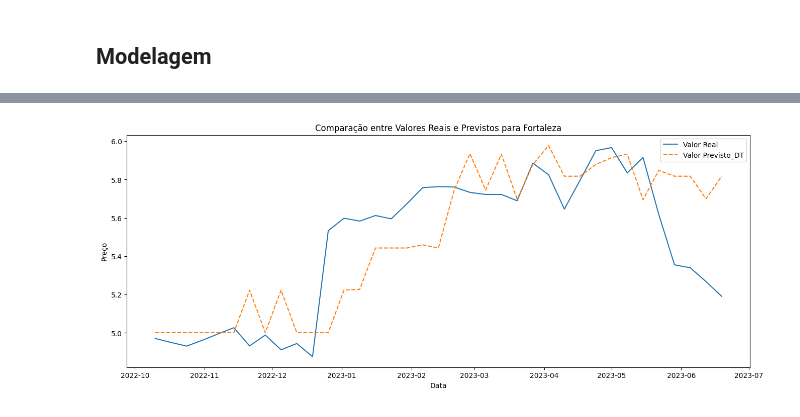
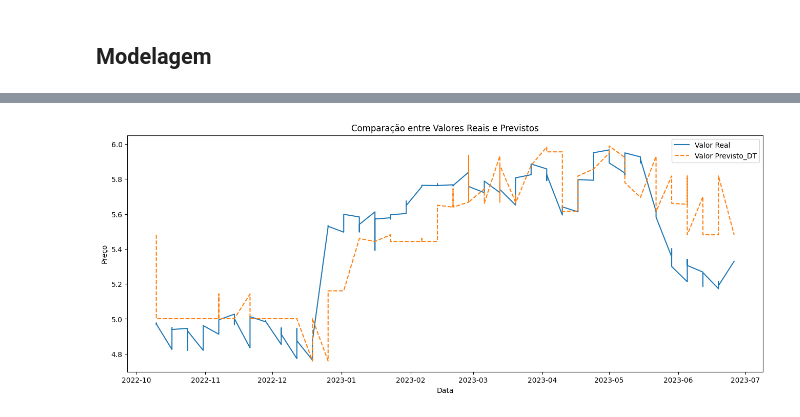
Before and after one commit to KaioBrasildS/Precos-de-Combustiveis-ANP, a Jupyter notebook: notebook_semanal.ipynb, the cells around one changed output, grey strips where cells are left out. Saved outputs shown, nothing was run; the diff lists cells and outputs as text; code cells hidden in the pictures.

```diff
--- a/notebook_semanal.ipynb
+++ b/notebook_semanal.ipynb
@@ -498,0 +696,25 @@ plt.show()
+# %%
+from sklearn.linear_model import LinearRegression
+
+# Inicializando o modelo
+model = LinearRegression()
+
+# Treinando o modelo
+model.fit(X_train_transformed_df, y_train)
+
+# Fazendo previsões
+predicao = model.predict(X_val_transformed_df)
+
+# Convertendo as previsões de volta ao espaço original
+
+
+# Calculando a diferença entre os valores reais e previstos
+mse = mean_squared_error(y_val_series, predicao)
+
+
+# Se você precisar imprimir ou fazer algo com a diferença
+print(f"MSE (Mean Squared Error): {mse}")
+
+
+df_comparacao[ 'Valor Previsto_LR'] = predicao
+df_comparacao['resid_LR'] = df_comparacao['Valor Real'].subtract(df_comparacao['Valor Previsto_LR'])
@@ -499,20 +740,12 @@ plt.show()
 # %%
-import matplotlib.pyplot as plt
-
-# Filtrar o DataFrame para incluir apenas os dados de Fortaleza
-df_fortaleza = df_comparacao[df_comparacao['Municipio'] == 'FORTALEZA']
-
-# Criar o gráfico
+# Plotando os resultados
 plt.figure(figsize=(16, 6))
-plt.plot(df_fortaleza['Valor Real'], label='Valor Real')
-plt.plot(df_fortaleza['Valor Previsto_DT'], label='Valor Previsto_DT', linestyle='--')
-plt.title('Comparação entre Valores Reais e Previstos para Fortaleza')
+plt.plot(df_comparacao['Valor Real'], label='Valor Real')
+plt.plot(df_comparacao['Valor Previsto_DT'], label='Valor Previsto_DT', linestyle='--')
+plt.title('Comparação entre Valores Reais e Previstos')
 plt.xlabel('Data')
 plt.ylabel('Preço')
 plt.legend()
 plt.show()
-
-# Tentar trabalhar com valor medio de preço para postos ou para municipios
-# Tentar pegar media das semanas
 # %% [output]
-[figure, old version]
+[figure, new version]
```
Also changed, not shown: parts of 30 cells of this notebook.
